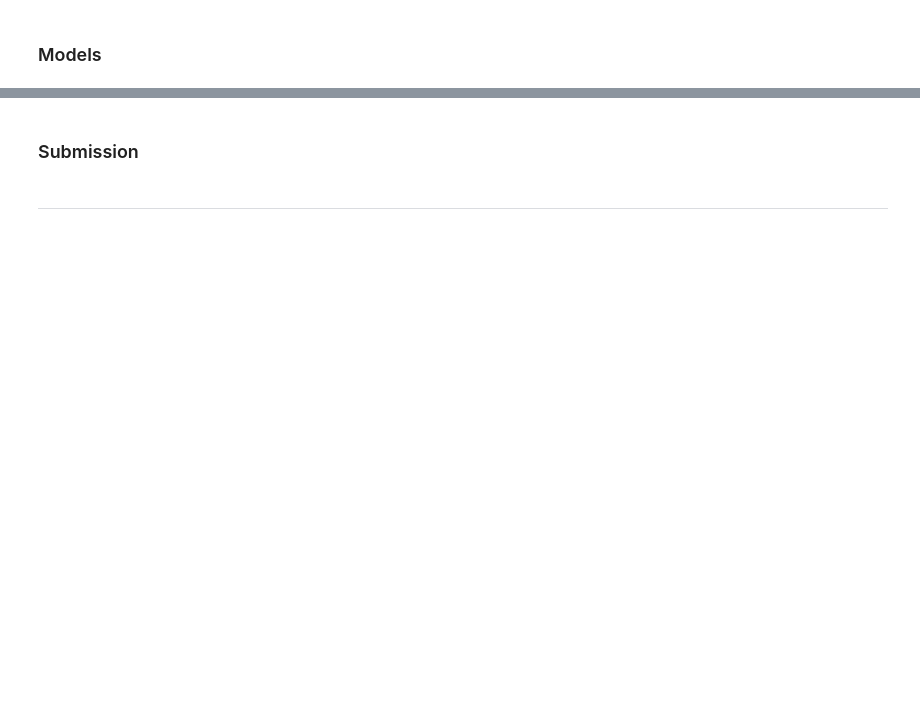
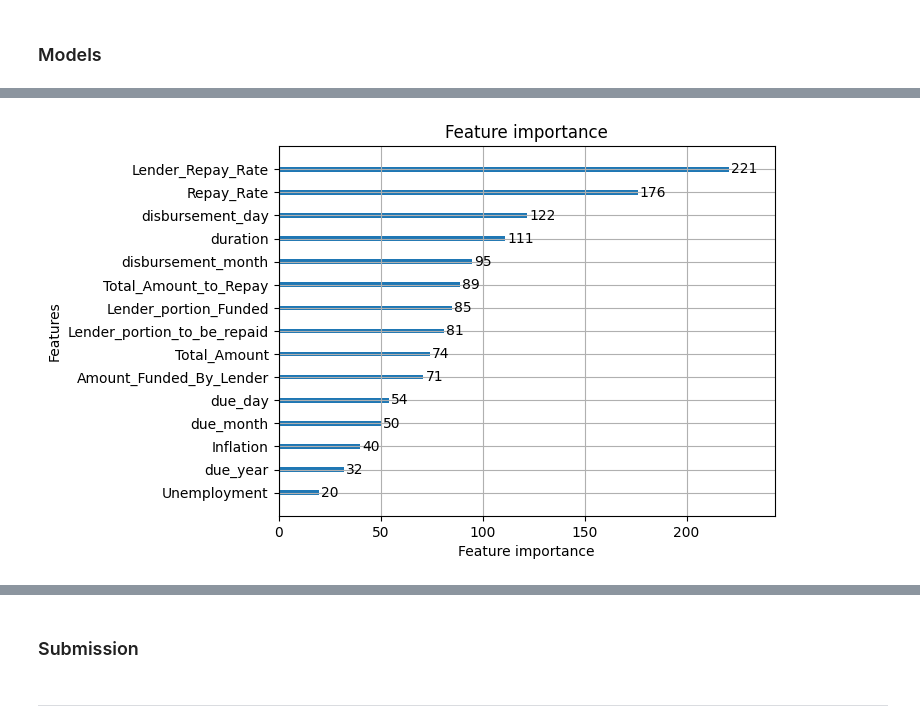
Before and after one commit to Toavina00/Zindi-credit-scoring, a Jupyter notebook: credit-scoring.ipynb, the cells around one changed output, grey strips where cells are left out. Saved outputs shown, nothing was run; the diff lists cells and outputs as text; code cells hidden in the pictures; blank space fills up the shorter version.

```diff
--- a/credit-scoring.ipynb
+++ b/credit-scoring.ipynb
@@ -30,17 +30,17 @@ def preprocess(df, indicator):
     # Discrete features and date features
     df[['disbursement_year', 'disbursement_month', 'disbursement_day']] = df['disbursement_date'].str.split('-', expand=True).astype(np.int64)
     df[['due_year', 'due_month', 'due_day']] = df['due_date'].str.split('-', expand=True).astype(np.int64)
-    df['New_versus_Repeat'] = df['New_versus_Repeat'].map(lambda x: 1 if x == "New Loan" else 0)
 
     # Continuous features
     df["Repay_Rate"] = (df["Total_Amount_to_Repay"] + 1) / (df["Total_Amount"] + 1)
+    df["Lender_Repay_Rate"] = (df["Lender_portion_to_be_repaid"] + 1) / (df["Amount_Funded_By_Lender"] + 1)
 
     # Economical indicators
-    df_ind = indicator[["Country", "Indicator", "YR2020", "YR2021", "YR2022", "YR2023"]].dropna()
+    df_ind = indicator.dropna()
 
     ind_dict = {}
     country = df_ind["Country"].unique()
-    years = {k: int(k[2:])+1 for k in ["YR2020", "YR2021", "YR2022", "YR2023"]}
+    years = {k: int(k[2:])+1 for k in df_ind.columns[2:]}
     ind_list = ["Inflation, consumer prices (annual %)", "Unemployment rate", "Official exchange rate (LCU per US$, period average)"]
 
     for country in df_ind["Country"].unique():
@@ -63,9 +63,6 @@ def preprocess(df, indicator):
     df = df.drop(columns=[
         'disbursement_date', 'due_date', "customer_id",
         "country_id", "tbl_loan_id", "lender_id",
-        "loan_type", "Total_Amount_to_Repay",
-        "Lender_portion_to_be_repaid", "disbursement_year",
-        "due_year", "Inflation", "due_day", "due_month"
     ])
 
     return df
@@ -211,0 +176,28 @@ weighted avg       0.99      0.99      0.99     13731
+# %%
+model = make_pipeline(
+    make_column_transformer(
+        ('drop', ['ID']),
+        remainder='passthrough',
+        verbose_feature_names_out=False
+    ),
+    make_column_transformer(
+      (SimpleImputer(strategy="mean"), make_column_selector(dtype_include=np.float64)),
+      (SimpleImputer(strategy='most_frequent'), make_column_selector(dtype_include=np.int64)),
+      #(make_pipeline(SimpleImputer(strategy='most_frequent'), TargetEncoder()), make_column_selector(dtype_include=object)),
+      remainder='drop',
+      verbose_feature_names_out=False
+    ),
+    LGBMClassifier(random_state=42, n_estimators=50, max_depth=5, verbose=-1)
+)
+
+model.fit(X_train, y_train)
+y_pred = model.predict(X_test)
+
+cv = StratifiedKFold(n_splits=5, random_state=42, shuffle=True)
+cv_results = cross_validate(model, X_train, y_train, cv=cv, scoring='f1', return_train_score=True)
+
+print(f"Train f1-score: {cv_results['train_score'].mean()}")
+print(f"Validation f1-score: {cv_results['test_score'].mean()}")
+
+print("\nTest report:")
+print(classification_report(y_test, y_pred))
@@ -211,0 +244,4 @@ weighted avg       0.99      0.99      0.99     13731
+# %%
+lgb_plot_importance(model.named_steps['lgbmclassifier']);
+# %% [output]
+[figure, added]
```
Also changed, not shown: parts of 29 cells of this notebook.
